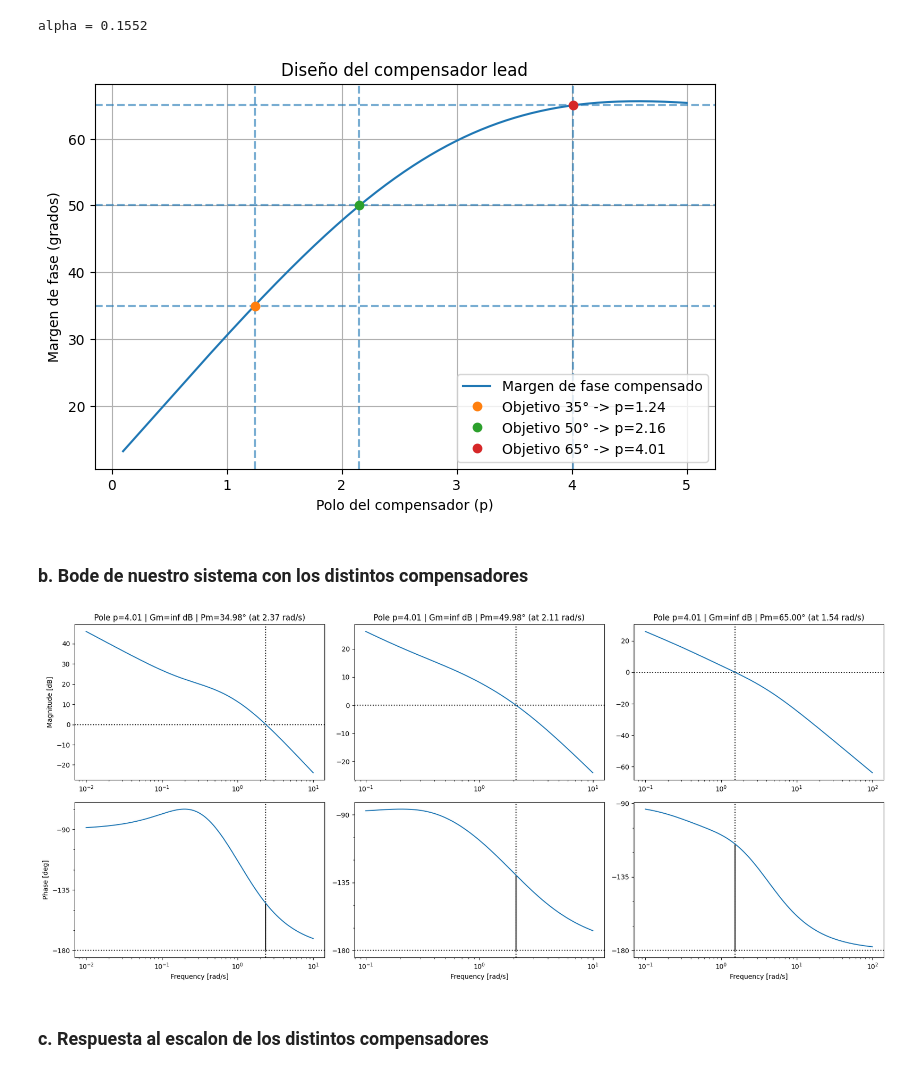
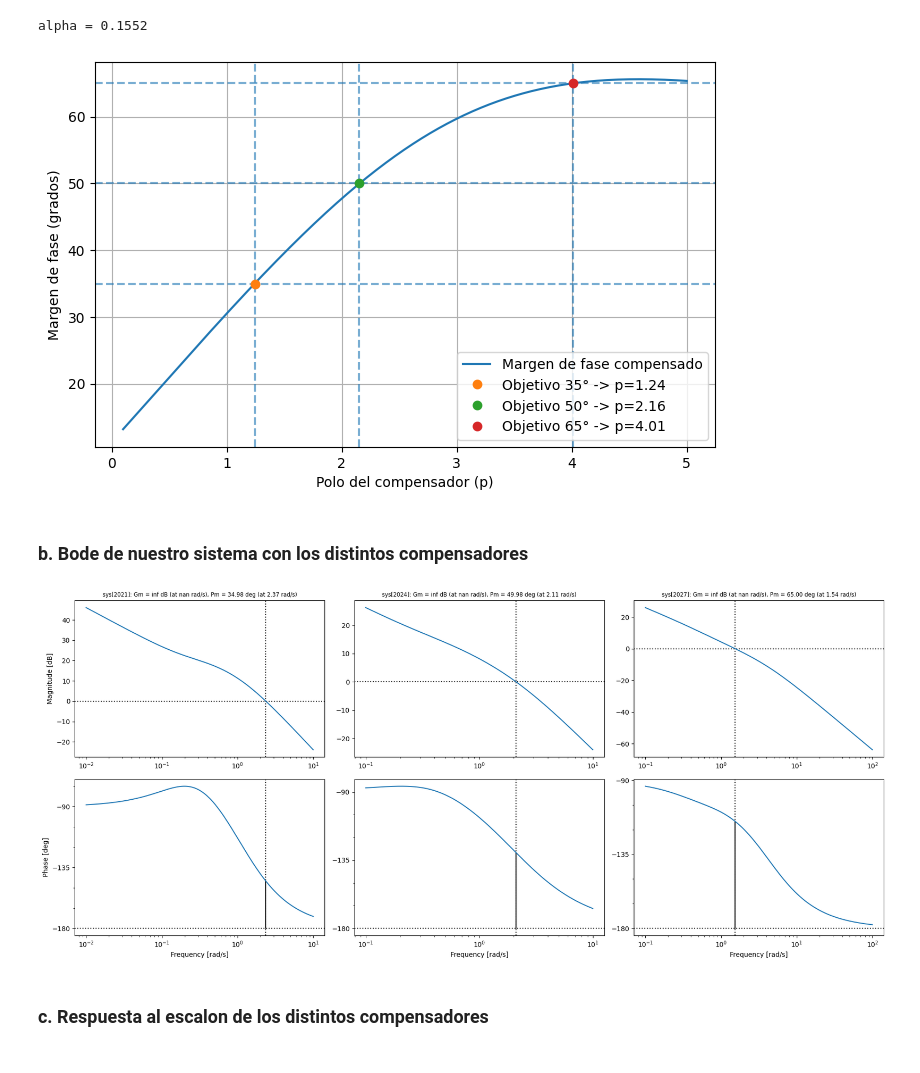
Before and after one commit to LucioLuque/Control-TP1, a Jupyter notebook: parte2.ipynb, the cells around one changed output. Drawn from its saved outputs; the diff is of its cells as text; code cells hidden in the pictures.

```diff
--- a/parte2.ipynb
+++ b/parte2.ipynb
@@ -212,35 +209,34 @@ Kc = 1 / alpha
 phase_margins = []
 for p in possible_poles:
     z = alpha * p
     lead_tf = ctrl.TransferFunction([Kc, Kc * z], [1, p])
     pm = ctrl.margin(G * lead_tf)[1]
     phase_margins.append(pm if np.isfinite(pm) else np.nan)
 
 phase_margins = np.array(phase_margins)
 
 plt.figure(figsize=(8, 5))
 plt.plot(possible_poles, phase_margins, label='Margen de fase compensado')
 poles = []
 
 for target_pm in target_margins:
     idx = np.nanargmin(np.abs(phase_margins - target_pm))
     p_opt = possible_poles[idx]
     pm_opt = phase_margins[idx]
 
     plt.axhline(target_pm, linestyle='--', alpha=0.6)
     plt.axvline(p_opt, linestyle='--', alpha=0.6)
     plt.plot(p_opt, pm_opt, 'o', label=f'Objetivo {target_pm}° -> p={p_opt:.2f}')
     poles.append(p_opt)
 
 plt.xlabel('Polo del compensador (p)')
 plt.ylabel('Margen de fase (grados)')
-plt.title('Diseño del compensador lead')
 plt.grid(True)
 plt.legend()
 plt.savefig('Latex/figures/ej2_lead_design.png', dpi=150, bbox_inches='tight')
 plt.show()
 # %% [output]
-[figure, old version]
+[figure, new version]
 # %% [markdown]
 ### b. Bode de nuestro sistema con los distintos compensadores
 # %%
@@ -259,10 +255,9 @@ for i, lead_tf in enumerate(compensadores):
     mag_ax = axes[0, i]
     phase_ax = axes[1, i]
 
-    ctrl.bode_plot(sys_compensated, dB=True, display_margins=True, title=f'Bode plot con polo en p={p:.2f}', ax=(mag_ax, phase_ax))
+    ctrl.bode_plot(sys_compensated, dB=True, display_margins=True, ax=(mag_ax, phase_ax))
 
     gm, pm, wg, wp = ctrl.margin(sys_compensated)
-    mag_ax.set_title(f'Pole p={p:.2f} | Gm={gm:.2f} dB | Pm={pm:.2f}° (at {wp:.2f} rad/s)')
 
 axes[0, 0].set_ylabel('Magnitude [dB]')
 axes[1, 0].set_ylabel('Phase [deg]')
@@ -275,7 +270,7 @@ plt.tight_layout()
 fig.savefig('Latex/figures/ej2_bode_compensated.png', dpi=150, bbox_inches='tight')
 plt.show()
 # %% [output]
-[figure, old version]
+[figure, new version]
 # %% [markdown]
 ### c. Respuesta al escalon de los distintos compensadores
 # %%
```
Also changed, not shown: parts of 5 cells of this notebook, 12 other files.
